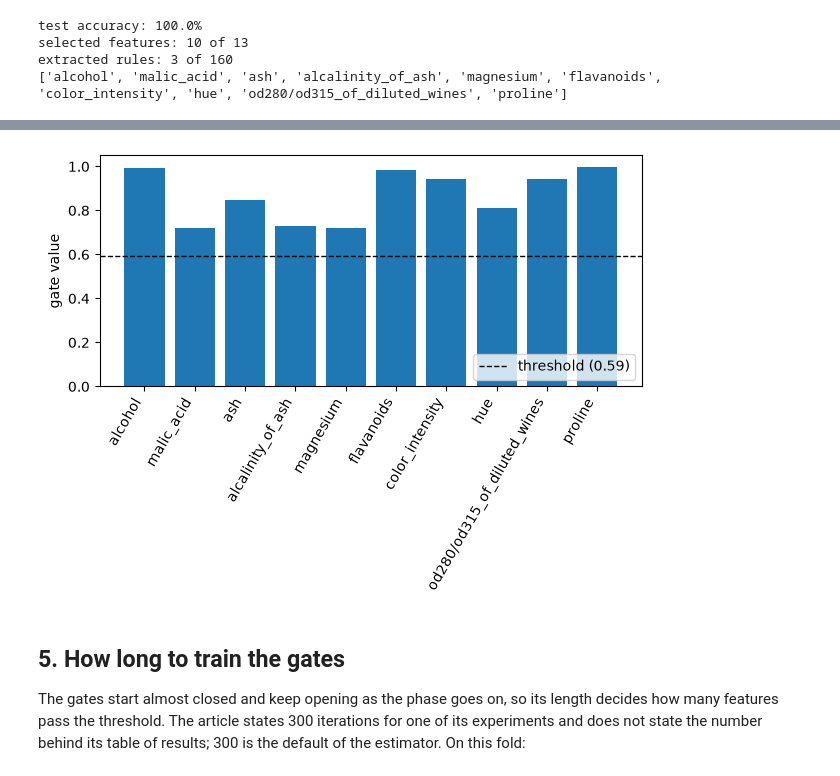
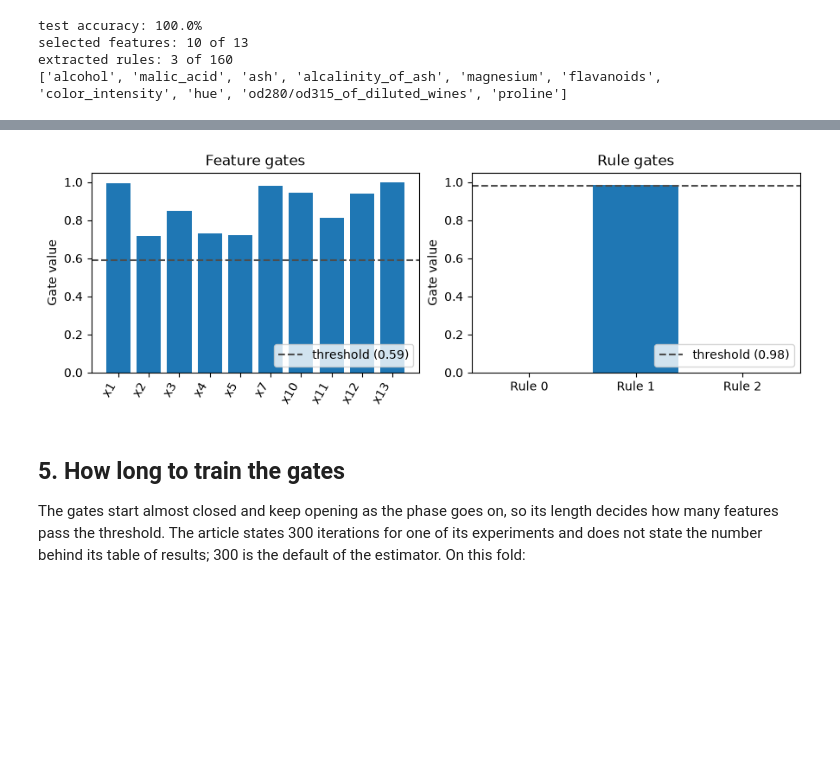
Before and after one commit to dcruzf/highFIS, a Jupyter notebook: examples/notebooks/dgtsk_2023.ipynb, the cells around one changed output, grey strips where cells are left out. Cells and saved outputs as stored; diff of their text form; code cells hidden in the pictures; blank space fills up the shorter version.

```diff
--- a/examples/notebooks/dgtsk_2023.ipynb
+++ b/examples/notebooks/dgtsk_2023.ipynb
@@ -143,17 +137,8 @@ The gates of the selected features at the end of the gate phase, and the thresho
 # %%
-gates = np.asarray(model.get_feature_gates())
-threshold = model.history_["threshold"]["tau_lambda"]
-
-fig, ax = plt.subplots(figsize=(7, 3))
-ax.bar(range(len(gates)), gates)
-ax.axhline(threshold, color="black", linestyle="--", linewidth=1, label=f"threshold ({threshold:.2f})")
-ax.set_xticks(range(len(gates)), [feature_names[d] for d in model.selected_features_], rotation=60, ha="right")
-ax.set_ylabel("gate value")
-ax.set_ylim(0, 1.05)
-ax.legend(loc="lower right")
+model.plot_gates()
 plt.show()
 # %% [output]
-[figure, old version]
+[figure, new version]
 # %% [markdown]
 ## 5. How long to train the gates
 
```
Also changed, not shown: parts of 4 cells of this notebook, 6 other files.
